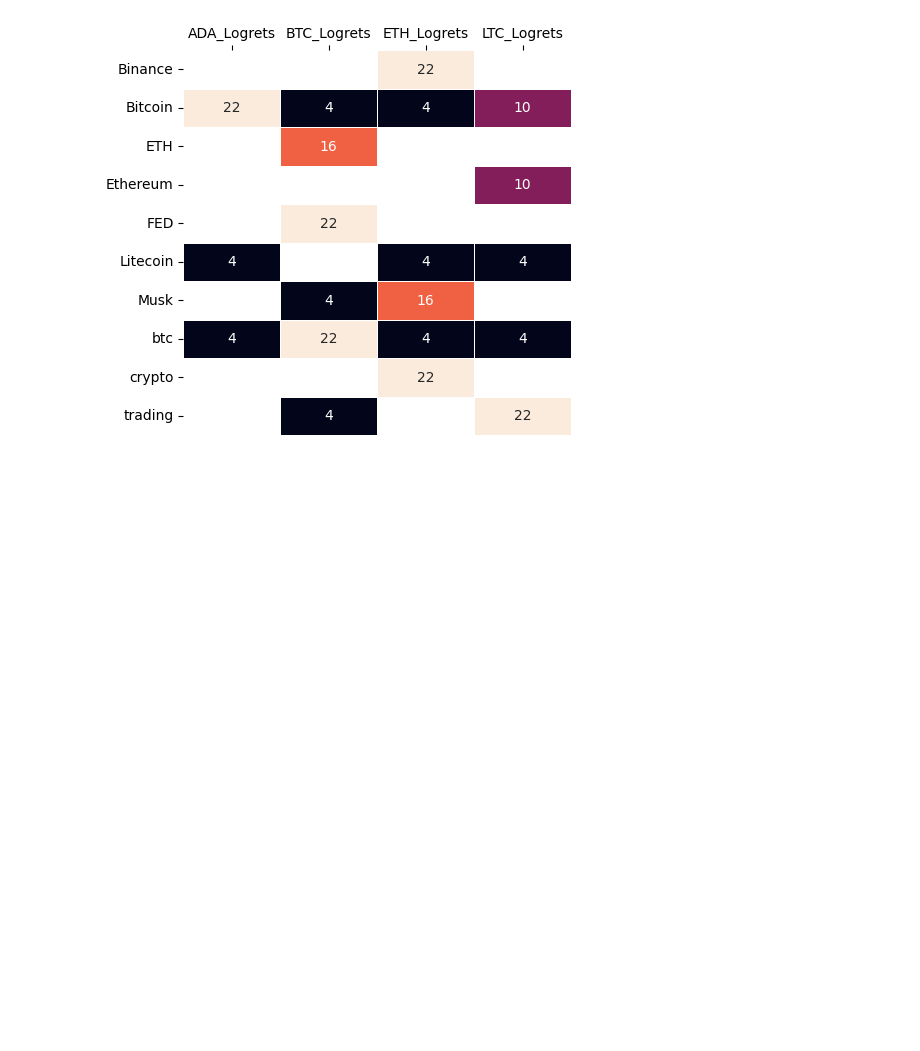
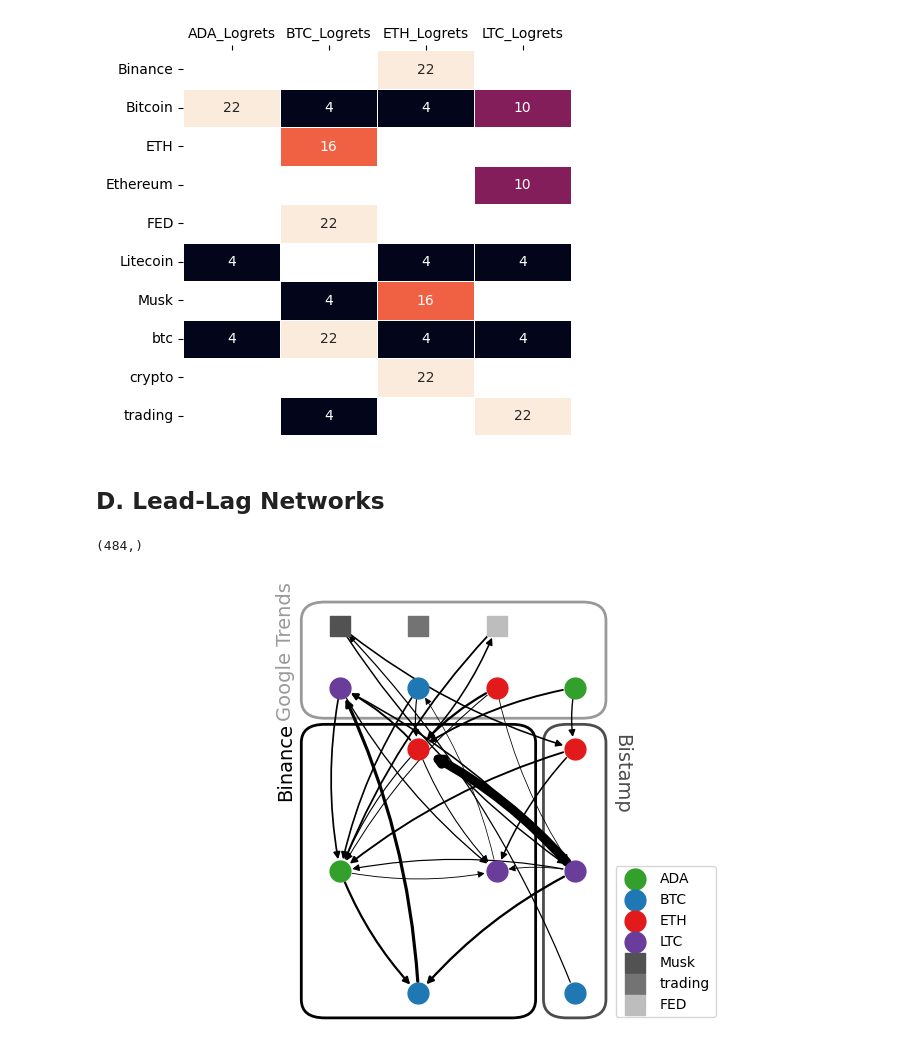
Before and after one commit to joanne-affolter/Financial-big-data, a Jupyter notebook: Results.ipynb, the cells around one changed output. Cells and saved outputs as stored; diff of their text form; code cells hidden in the pictures; blank space fills up the shorter version.

```diff
--- a/Results.ipynb
+++ b/Results.ipynb
@@ -156,3 +162,11 @@ res_joint
 te.information_delay(res_ind, "info_delay_bTE2")
 # %% [output]
 [figure]
+# %% [markdown]
+## D. Lead-Lag Networks
+# %%
+llr_df, minimum_statistically_significant_llr = llr.fetch_lead_lag_ratios()
+adj_matrix, test, row_order, node_degrees = llr.llr_plot(llr_df, "2021-01-01",threshold = minimum_statistically_significant_llr)
+# %% [output]
+(484,)
+[figure, added]
```
Also changed, not shown: parts of 4 cells of this notebook, 4 other files.
